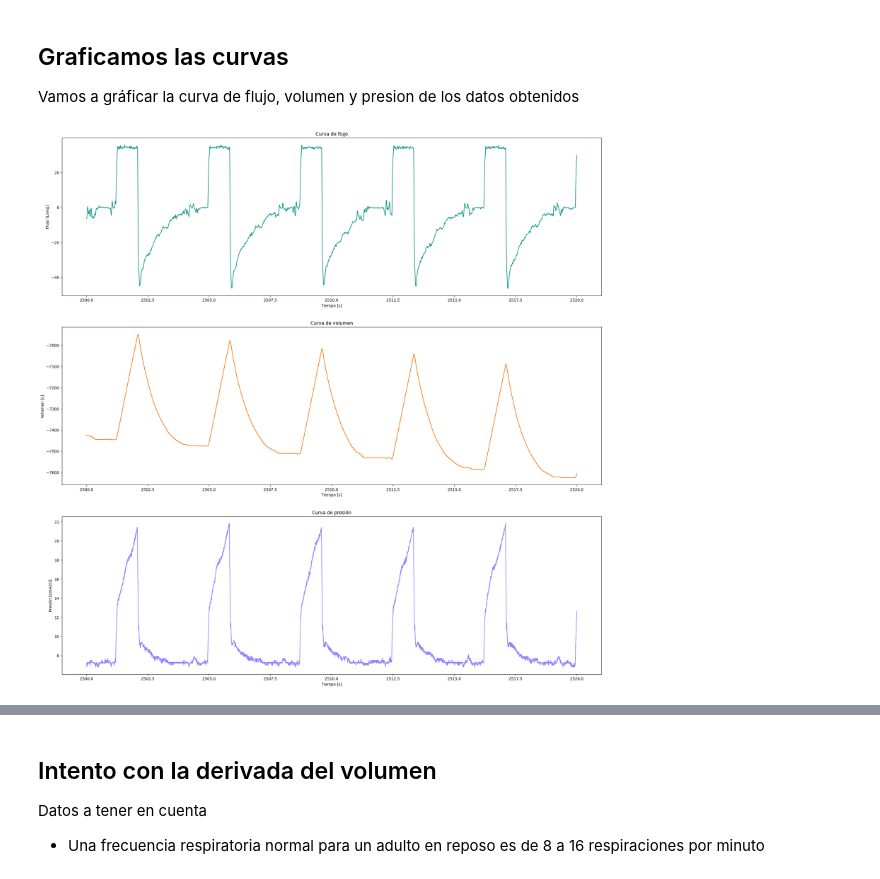
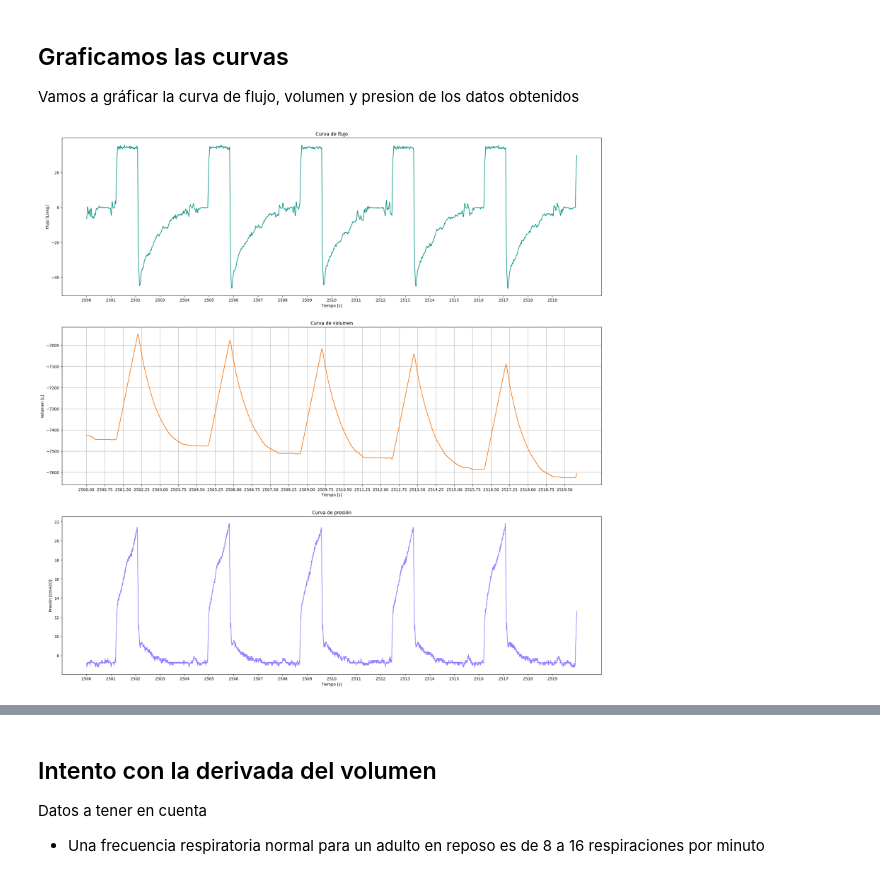
Before and after one commit to bytheseaside/VentMec-insp-exp, a Jupyter notebook: miniTP.ipynb, the cells around one changed output, grey strips where cells are left out. Cells and saved outputs as stored; diff of their text form; code cells hidden in the pictures.

```diff
--- a/miniTP.ipynb
+++ b/miniTP.ipynb
@@ -94,32 +94,35 @@ sample_number = seconds * sample_rate
 
 
 ### CURVA DE FLUJO ###
 ax[0].plot(data['Time'][transient_number:transient_number + sample_number],
            data['Flow'][transient_number:transient_number + sample_number],
            color='xkcd:teal')
 
 ax[0].set_title('Curva de flujo')
 ax[0].set_xlabel('Tiempo [s]')
 ax[0].set_ylabel('Flujo [L/seg]')
+ax[0].set_xticks(np.arange(transient, transient + seconds, 1))
 
 ### CURVA DE VOLUMEN ###
 ax[1].plot(data['Time'][transient_number:transient_number + sample_number],
            data['Volume'][transient_number:transient_number + sample_number],
            color='xkcd:orange')
 
 ax[1].set_title('Curva de volumen')
 ax[1].set_xlabel('Tiempo [s]')
 ax[1].set_ylabel('Volumen [L]')
-
+ax[1].set_xticks(np.arange(transient, transient + seconds, 0.75))
+ax[1].grid(True)
 
 ### CURVA DE PRESIÓN ###
 ax[2].plot(data['Time'][transient_number:transient_number + sample_number],
            data['Paw'][transient_number:transient_number + sample_number],
            color='xkcd:periwinkle')
 ax[2].set_title('Curva de presión')
 ax[2].set_xlabel('Tiempo [s]')
 ax[2].set_ylabel('Presión [cmH2O]')
+ax[2].set_xticks(np.arange(transient, transient + seconds, 1))
 
 plt.show()
 # %% [output]
-[figure, old version]
+[figure, new version]
```
Also changed, not shown: parts of 5 cells of this notebook.
